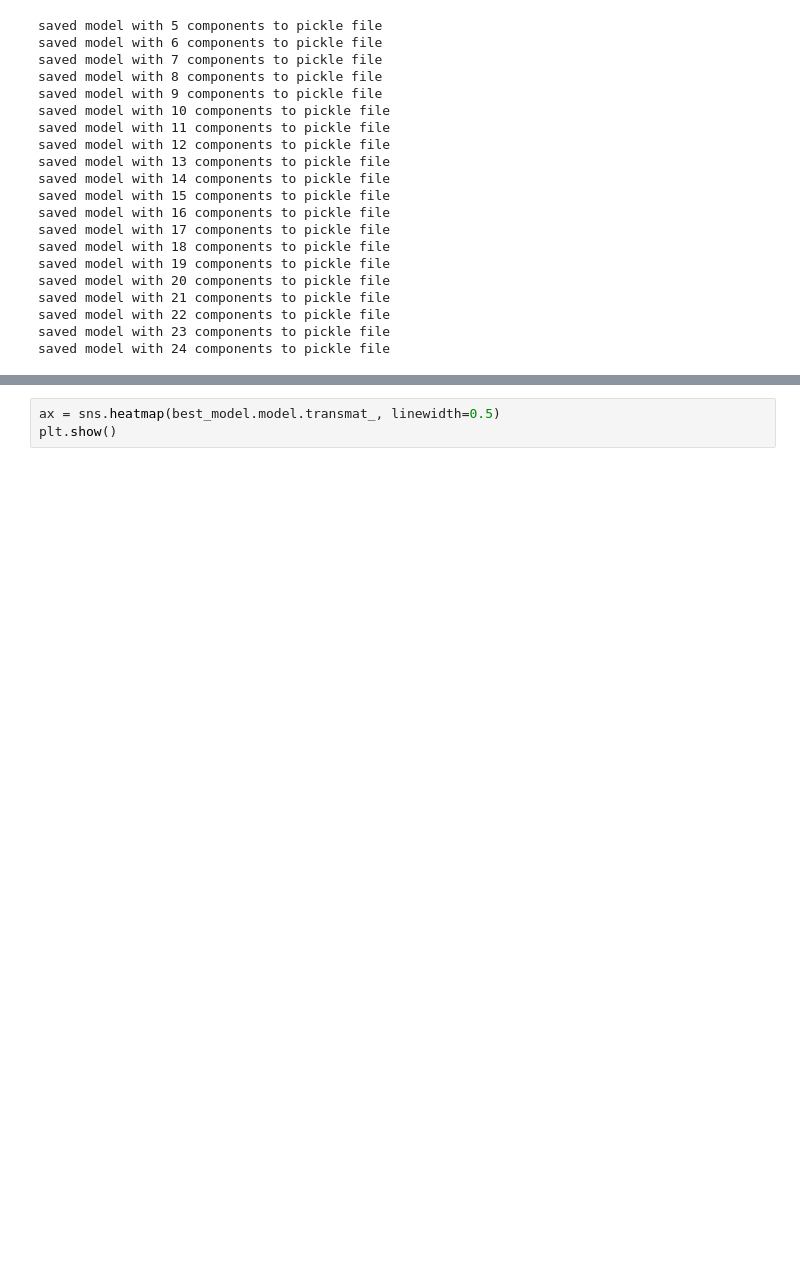
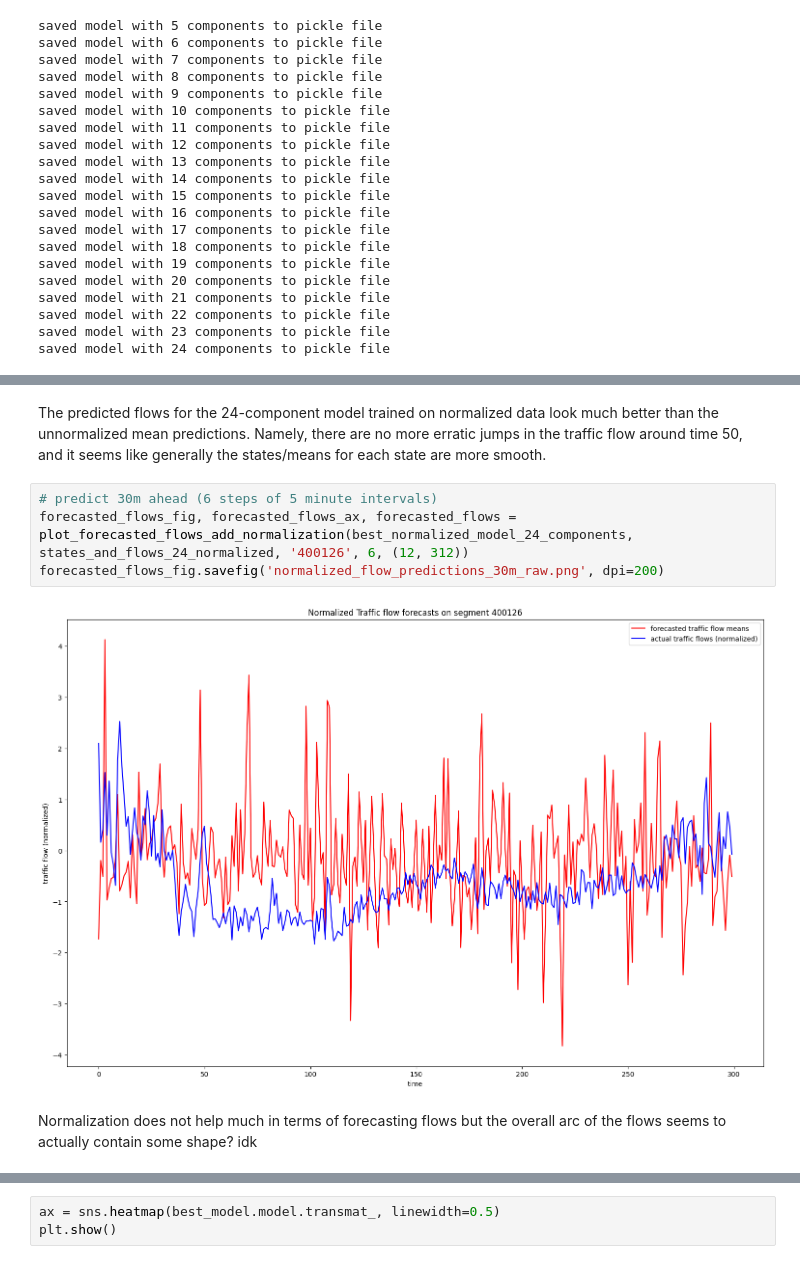
Before and after one commit to janabel/flow_prediction, a Jupyter notebook: refactored_hmm.ipynb, the cells around one changed output, grey strips where cells are left out. Saved outputs shown, nothing was run; the diff lists cells and outputs as text; blank space fills up the shorter version.

```diff
--- a/refactored_hmm.ipynb
+++ b/refactored_hmm.ipynb
@@ -458 +562,11 @@ NameError: name 'normalized_models' is not defined
+# %% [markdown]
+The predicted flows for the 24-component model trained on normalized data look much better than the unnormalized mean predictions. Namely, there are no more erratic jumps in the traffic flow around time 50, and it seems like generally the states/means for each state are more smooth.
+# %%
+# predict 30m ahead (6 steps of 5 minute intervals)
+forecasted_flows_fig, forecasted_flows_ax, forecasted_flows = plot_forecasted_flows_add_normalization(best_normalized_model_24_components, states_and_flows_24_normalized, '400126', 6, (12, 312))
+forecasted_flows_fig.savefig('normalized_flow_predictions_30m_raw.png', dpi=200)
+# %% [output]
+[figure, added]
+# %% [markdown]
+Normalization does not help much in terms of forecasting flows but the overall arc of the flows seems to actually contain some shape? idk
 # %%
```
Also changed, not shown: parts of 49 cells of this notebook.
